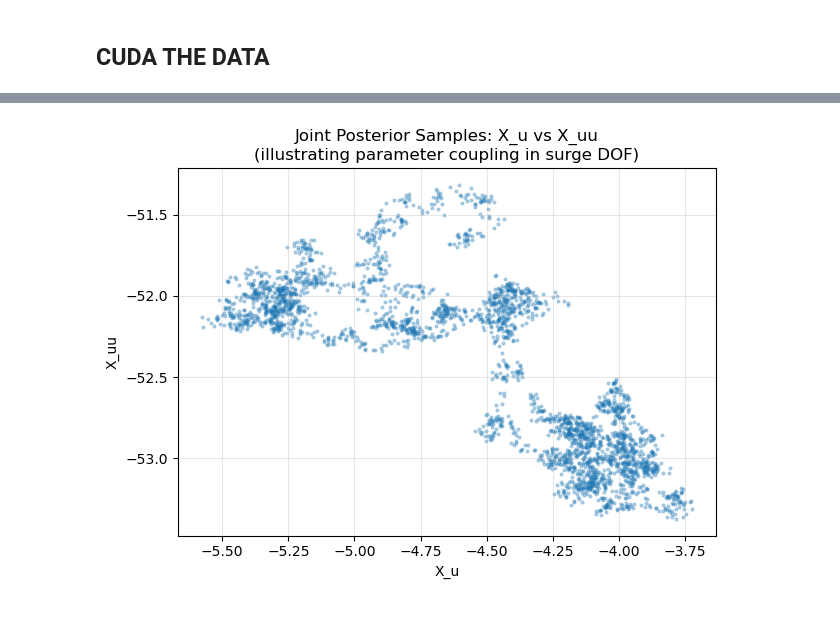
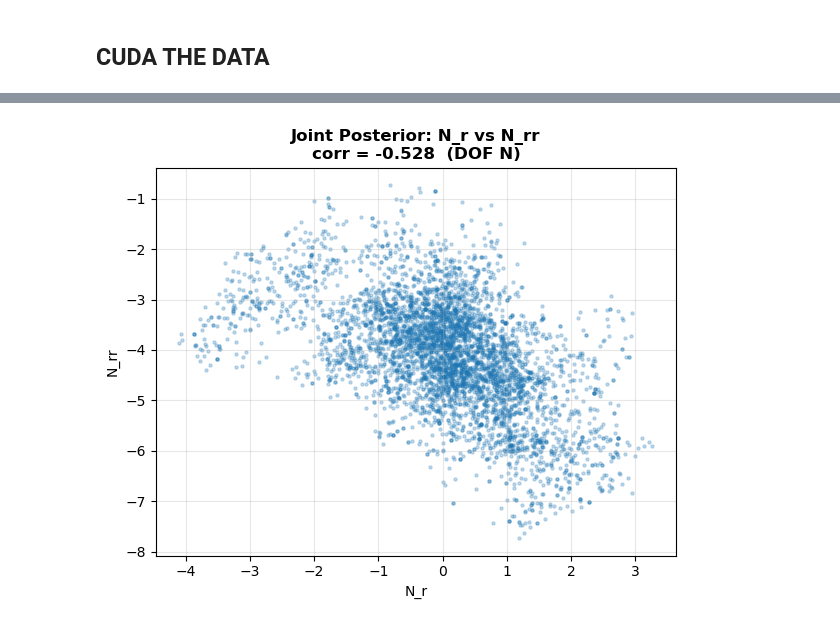
Before and after one commit to arfox42/fossen_ml_pipeline, a Jupyter notebook: defender_parameter_estimator/Defender_Hamiltonian_MC.ipynb, the cells around one changed output, grey strips where cells are left out. Drawn from its saved outputs; the diff is of its cells as text; code cells hidden in the pictures.

```diff
--- a/defender_parameter_estimator/Defender_Hamiltonian_MC.ipynb
+++ b/defender_parameter_estimator/Defender_Hamiltonian_MC.ipynb
@@ -193,6 +242,3 @@ rov_train, rov_test = train_test_split(rov,test_size=0.25,random_state=42) # Spl
-# %%
-rov_train_np=rov_train.to_numpy(dtype=np.float32) # Converts the training set to a numpy array
-rov_test_np=rov_test.to_numpy(dtype=np.float32) # Converts the test set to a numpy array
 # %%
 # === Full input data ===
 x_train_np = rov_train_np[:, :18]
@@ -741,14 +952,19 @@ Fraction per DOF: [1.9996604e-01 1.9996604e-01 1.9996604e-01 1.9996604e-01 1.999
 # ──────────────────────────────────────────────────────────────────────────────
 hamiltorch.set_random_seed(123)
 
-posterior = hamiltorch.sample(
+posterior, acc_rate = hamiltorch.sample(
     log_prob_func=log_prob_func,
     params_init=params_init,
     num_samples=num_samples,
     num_steps_per_sample=L,
     step_size=step_size,
     burn=burn,
+    sampler=hamiltorch.Sampler.HMC,
+    integrator=hamiltorch.Integrator.EXPLICIT,  # important, see note below
+    debug=2,
+    store_on_GPU=True,
     verbose=True,
-    store_on_GPU=True,
 )
+
+print("MH acceptance rate:", acc_rate)
 # %% [output]
@@ -896,17 +1181,62 @@ MAP-from-samples parameter values:
 # %%
+# =========================
+import matplotlib as mpl
+# USER HYPERPARAMETER
+# =========================
+ACTIVE_DOF = "N"   # "X","Y","Z","K","M","N"
+# Reset to default light theme
 
-idx = {n:i for i,n in enumerate(param_names)}
-xu  = samples_tensor[:, idx['X_u']].cpu().numpy()
-xuu = samples_tensor[:, idx['X_uu']].cpu().numpy()
-xdu = samples_tensor[:, idx['X_dot_u']].cpu().numpy()
+# =========================
+# DOF → parameter mapping
+# =========================
+name_map = {
+    "X": ("X_dot_u", "X_u", "X_uu"),
+    "Y": ("Y_dot_v", "Y_v", "Y_vv"),
+    "Z": ("Z_dot_w", "Z_w", "Z_ww"),
+    "K": ("K_dot_p", "K_p", "K_pp"),
+    "M": ("M_dot_q", "M_q", "M_qq"),
+    "N": ("N_dot_r", "N_r", "N_rr"),
+}
 
-print("corr(X_u, X_uu) =", np.corrcoef(xu, xuu)[0,1])
-print("corr(X_u, X_dot_u) =", np.corrcoef(xu, xdu)[0,1])
+if ACTIVE_DOF not in name_map:
+    raise ValueError(f"ACTIVE_DOF must be one of {list(name_map.keys())}")
 
-plt.scatter(xu, xuu, s=4, alpha=0.3)
-plt.xlabel("X_u")
-plt.ylabel("X_uu")
-plt.title("Joint Posterior Samples: X_u vs X_uu\n(illustrating parameter coupling in surge DOF)")
+d_dot, d_lin, d_quad = name_map[ACTIVE_DOF]
+
+# =========================
+# Extract samples
+# =========================
+idx = {n: i for i, n in enumerate(param_names)}
+
+x_dot = samples_tensor[:, idx[d_dot]].cpu().numpy()
+x_lin = samples_tensor[:, idx[d_lin]].cpu().numpy()
+x_quad = samples_tensor[:, idx[d_quad]].cpu().numpy()
+
+# =========================
+# Correlations
+# =========================
+c_lq = np.corrcoef(x_lin, x_quad)[0, 1]
+c_la = np.corrcoef(x_lin, x_dot)[0, 1]
+c_qa = np.corrcoef(x_quad, x_dot)[0, 1]
+
+print(f"\n=== {ACTIVE_DOF}-DOF posterior coupling ===")
+print(f"corr({d_lin}, {d_quad})   = {c_lq:+.3f}")
+print(f"corr({d_lin}, {d_dot}) = {c_la:+.3f}")
+print(f"corr({d_quad}, {d_dot}) = {c_qa:+.3f}")
+
+# =========================
+# Plot: linear vs quadratic
+# =========================
+plt.figure(figsize=(6, 5))
+plt.scatter(x_lin, x_quad, s=5, alpha=0.25)
+plt.xlabel(d_lin)
+plt.ylabel(d_quad)
+plt.title(
+    f"Joint Posterior: {d_lin} vs {d_quad}\n"
+    f"corr = {c_lq:+.3f}  (DOF {ACTIVE_DOF})",
+    fontsize=12,
+    fontweight="bold"
+)
 plt.grid(alpha=0.3)
 plt.tight_layout()
 plt.show()
@@ -916 +1248 @@ corr(X_u, X_dot_u) = -0.4762986424315802
-[figure, old version]
+[figure, new version]
```
Also changed, not shown: parts of 24 cells of this notebook, 15 other files.
